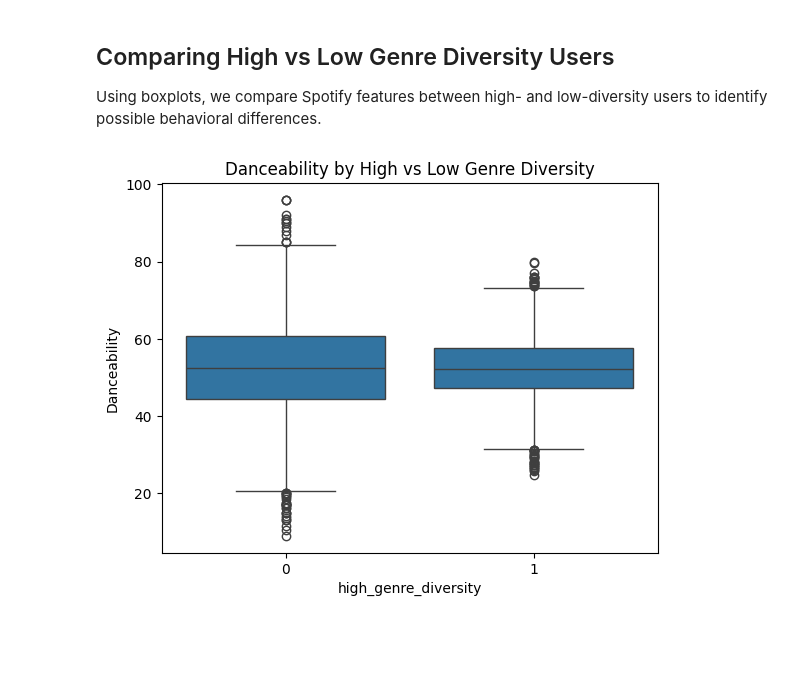
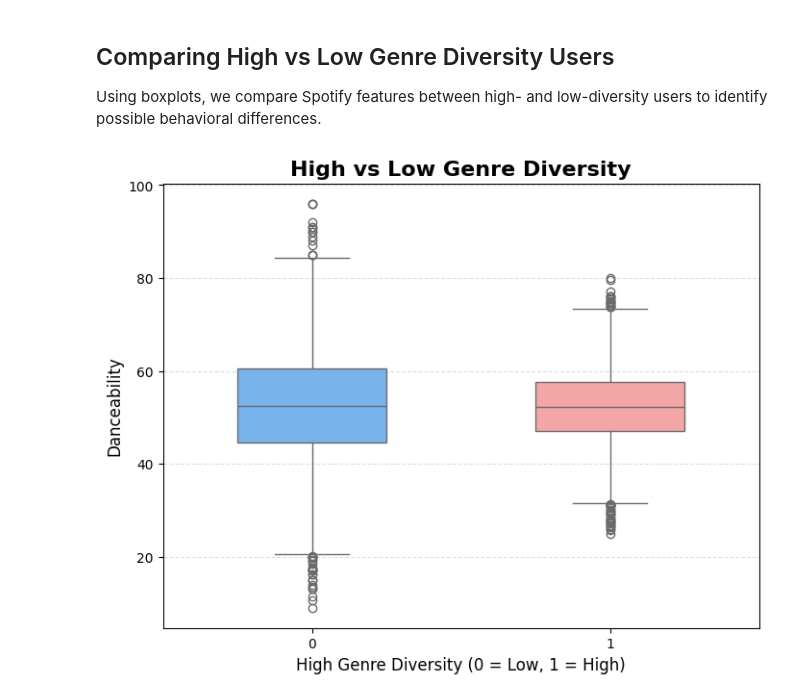
Before and after one commit to samikshakarimbil/genre-predictor, a Jupyter notebook: data_exploration.ipynb, the cells around one changed output. Cells and saved outputs as stored; diff of their text form; code cells hidden in the pictures; blank space fills up the shorter version.

```diff
--- a/data_exploration.ipynb
+++ b/data_exploration.ipynb
@@ -114,9 +132,22 @@ plt.show()
 ## Comparing High vs Low Genre Diversity Users
 
 Using boxplots, we compare Spotify features between high- and low-diversity users to identify possible behavioral differences.
-# %%
-sns.boxplot(x="high_genre_diversity", y="Danceability", data=user_features)
-plt.title("Danceability by High vs Low Genre Diversity")
-plt.show()
-# %% [output]
-[figure, removed]
+# %%
+plt.figure(figsize=(8, 6))
+sns.boxplot(
+    data=user_features,
+    x="high_genre_diversity",
+    y="Danceability",
+    hue="high_genre_diversity",
+    palette=["#66b3ff", "#ff9999"],
+    width=0.5,
+    legend=False
+)
+
+plt.title("High vs Low Genre Diversity", fontsize=16, weight="bold")
+plt.xlabel("High Genre Diversity (0 = Low, 1 = High)", fontsize=12)
+plt.ylabel("Danceability", fontsize=12)
+plt.grid(axis="y", linestyle="--", alpha=0.4)
+plt.show()
+# %% [output]
+[figure, added]
```
Also changed, not shown: parts of 5 cells of this notebook, 1 other file.
